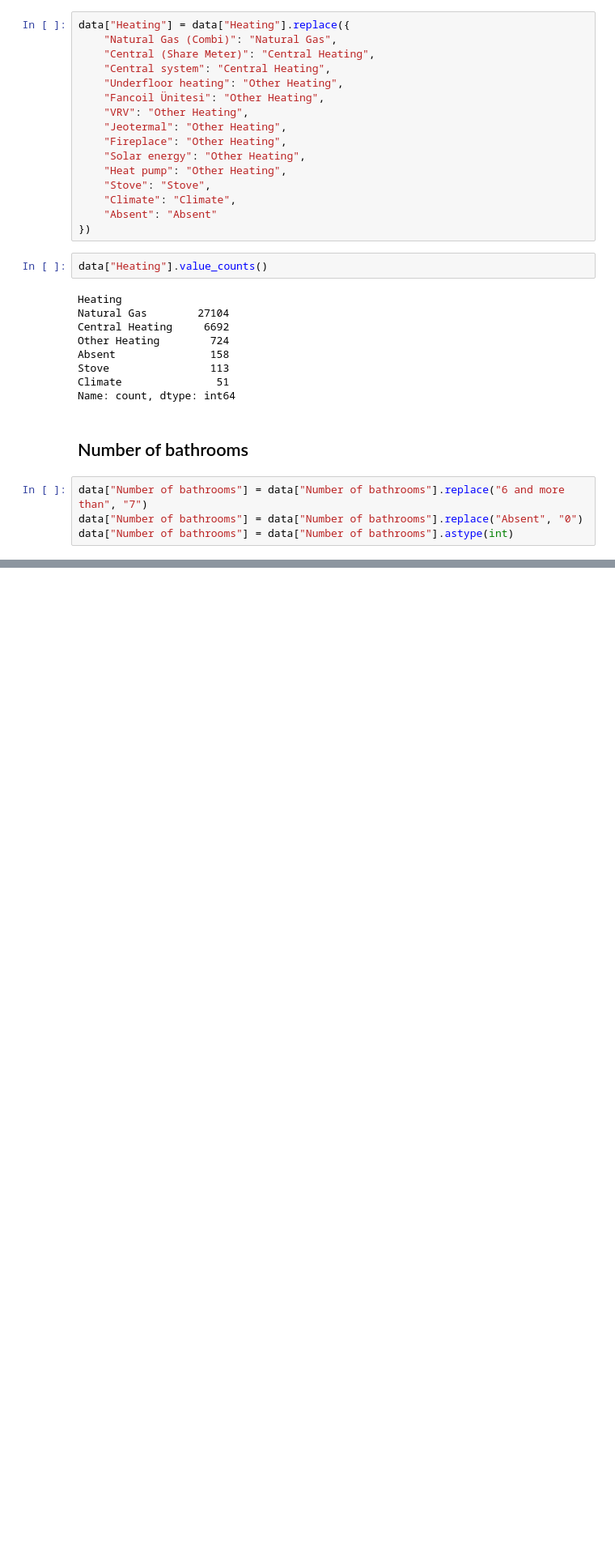
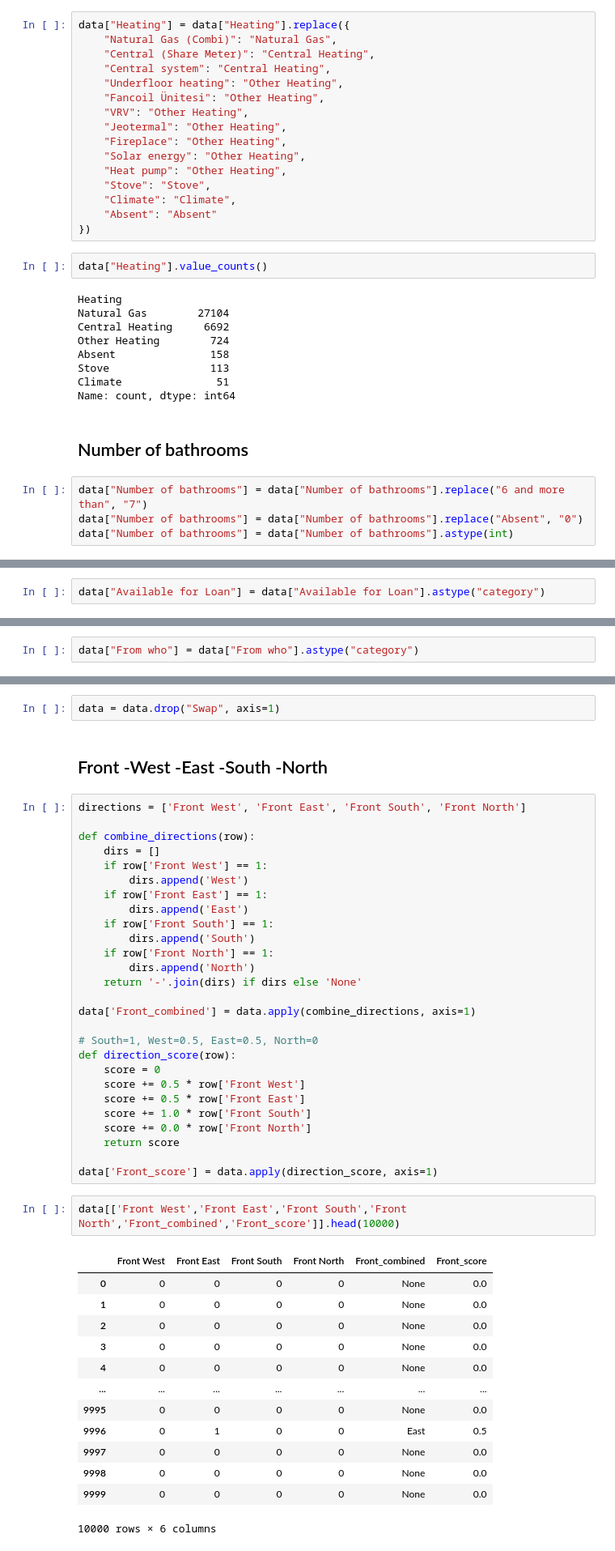
Before and after one commit to muhammetcubukluoz/IstanbulHousePricePrediction_ML, a Jupyter notebook: istanbul_house_price_prediction.ipynb, the cells around one changed output, grey strips where cells are left out. Shown at 81% size. Saved outputs shown, nothing was run; the diff lists cells and outputs as text; blank space fills up the shorter version.

Commit message:
Continue data cleaning and feature engineering

```diff
--- a/istanbul_house_price_prediction.ipynb
+++ b/istanbul_house_price_prediction.ipynb
@@ -366,0 +381,2 @@ data["Number of bathrooms"] = data["Number of bathrooms"].astype(int)
+# %%
+data["Available for Loan"] = data["Available for Loan"].astype("category")
@@ -366,0 +385,2 @@ data["Number of bathrooms"] = data["Number of bathrooms"].astype(int)
+# %%
+data["From who"] = data["From who"].astype("category")
@@ -366,0 +389,47 @@ data["Number of bathrooms"] = data["Number of bathrooms"].astype(int)
+# %%
+data = data.drop("Swap", axis=1)
+# %% [markdown]
+## Front -West -East -South -North
+# %%
+directions = ['Front West', 'Front East', 'Front South', 'Front North']
+
+def combine_directions(row):
+    dirs = []
+    if row['Front West'] == 1:
+        dirs.append('West')
+    if row['Front East'] == 1:
+        dirs.append('East')
+    if row['Front South'] == 1:
+        dirs.append('South')
+    if row['Front North'] == 1:
+        dirs.append('North')
+    return '-'.join(dirs) if dirs else 'None'
+
+data['Front_combined'] = data.apply(combine_directions, axis=1)
+
+# South=1, West=0.5, East=0.5, North=0
+def direction_score(row):
+    score = 0
+    score += 0.5 * row['Front West']
+    score += 0.5 * row['Front East']
+    score += 1.0 * row['Front South']
+    score += 0.0 * row['Front North']
+    return score
+
+data['Front_score'] = data.apply(direction_score, axis=1)
+# %%
+data[['Front West','Front East','Front South','Front North','Front_combined','Front_score']].head(10000)
+# %% [output]
+|  | Front West | Front East | Front South | Front North | Front_combined | Front_score |
+| 0 | 0 | 0 | 0 | 0 | None | 0.0 |
+| 1 | 0 | 0 | 0 | 0 | None | 0.0 |
+| 2 | 0 | 0 | 0 | 0 | None | 0.0 |
+| 3 | 0 | 0 | 0 | 0 | None | 0.0 |
+| 4 | 0 | 0 | 0 | 0 | None | 0.0 |
+| ... | ... | ... | ... | ... | ... | ... |
+| 9995 | 0 | 0 | 0 | 0 | None | 0.0 |
+| 9996 | 0 | 1 | 0 | 0 | East | 0.5 |
+| 9997 | 0 | 0 | 0 | 0 | None | 0.0 |
+| 9998 | 0 | 0 | 0 | 0 | None | 0.0 |
+| 9999 | 0 | 0 | 0 | 0 | None | 0.0 |
+10000 rows × 6 columns
```
Also changed, not shown: parts of 38 cells of this notebook.
